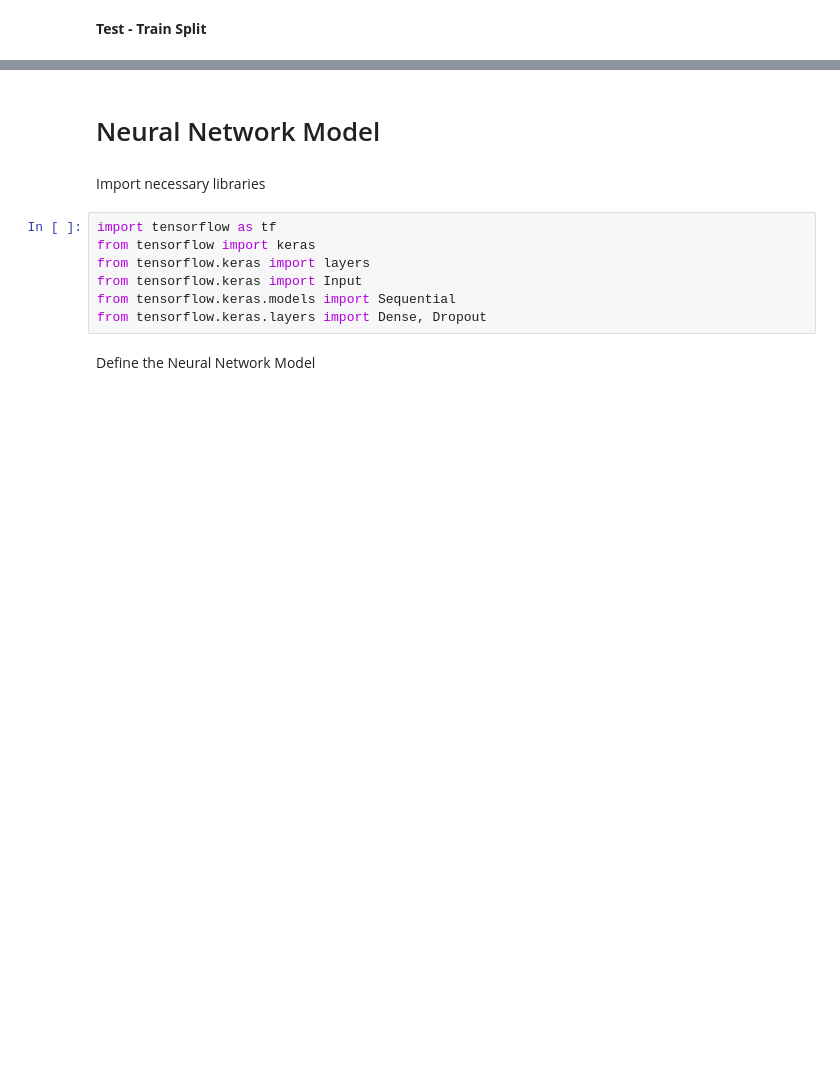
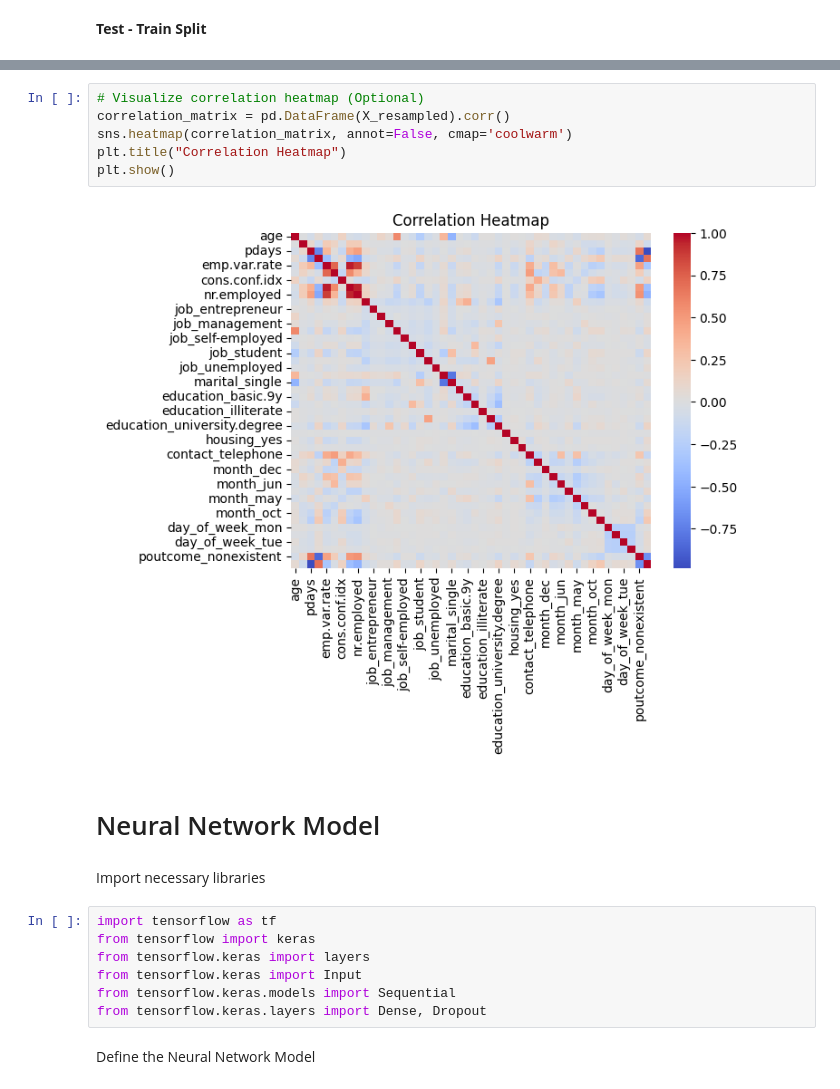
Before and after one commit to thisaraniNJ/MachineLearning_CW, a Jupyter notebook: MachineLearningCW.ipynb, the cells around one changed output, grey strips where cells are left out. Cells and saved outputs as stored; diff of their text form; blank space fills up the shorter version.

```diff
--- a/MachineLearningCW.ipynb
+++ b/MachineLearningCW.ipynb
@@ -186,4 +261,12 @@ y
 Name: count, dtype: int64
+# %%
+# Visualize correlation heatmap (Optional)
+correlation_matrix = pd.DataFrame(X_resampled).corr()
+sns.heatmap(correlation_matrix, annot=False, cmap='coolwarm')
+plt.title("Correlation Heatmap")
+plt.show()
+# %% [output]
+[figure, added]
 # %% [markdown]
 # Neural Network Model
 # %% [markdown]
```
Also changed, not shown: parts of 56 cells of this notebook.
